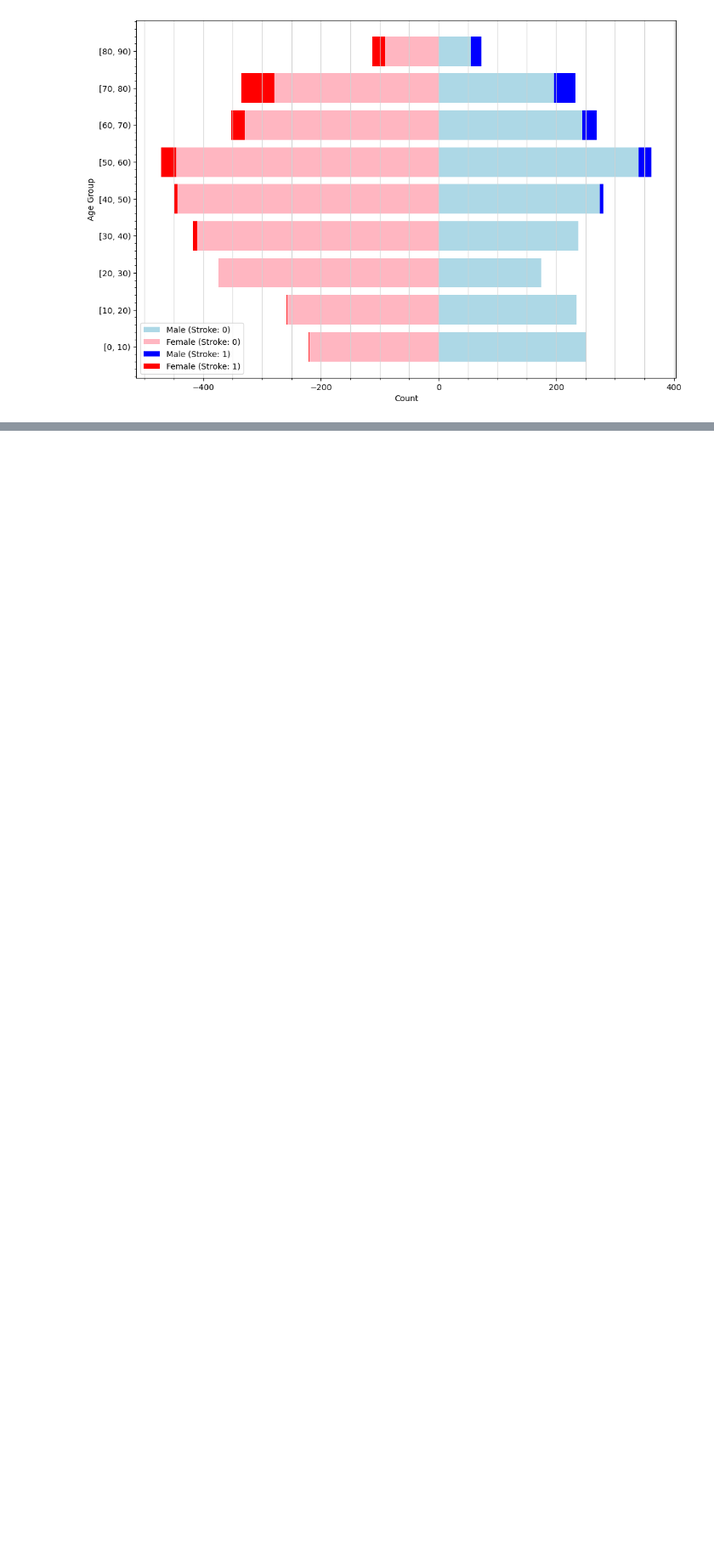
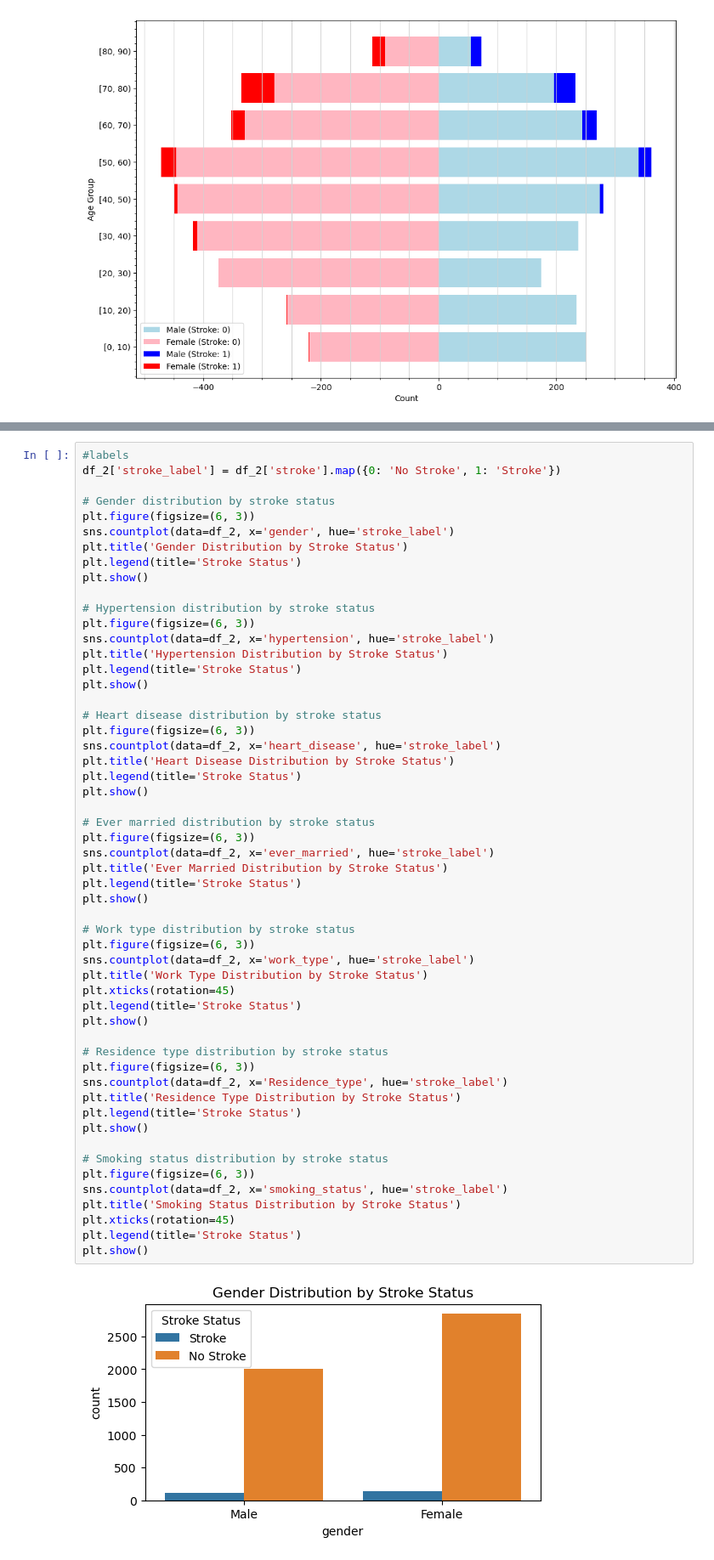
Before and after one commit to lukas-stamm/data-exploration-project, a Jupyter notebook: source_code.ipynb, the cells around one changed output, grey strips where cells are left out. Shown at 85% size. Cells and saved outputs as stored; diff of their text form; blank space fills up the shorter version.

```diff
--- a/source_code.ipynb
+++ b/source_code.ipynb
@@ -167,0 +199,56 @@ plt.show()
+# %%
+#labels
+df_2['stroke_label'] = df_2['stroke'].map({0: 'No Stroke', 1: 'Stroke'})
+
+# Gender distribution by stroke status
+plt.figure(figsize=(6, 3))
+sns.countplot(data=df_2, x='gender', hue='stroke_label')
+plt.title('Gender Distribution by Stroke Status')
+plt.legend(title='Stroke Status')
+plt.show()
+
+# Hypertension distribution by stroke status
+plt.figure(figsize=(6, 3))
+sns.countplot(data=df_2, x='hypertension', hue='stroke_label')
+plt.title('Hypertension Distribution by Stroke Status')
+plt.legend(title='Stroke Status')
+plt.show()
+
+# Heart disease distribution by stroke status
+plt.figure(figsize=(6, 3))
+sns.countplot(data=df_2, x='heart_disease', hue='stroke_label')
+plt.title('Heart Disease Distribution by Stroke Status')
+plt.legend(title='Stroke Status')
+plt.show()
+
+# Ever married distribution by stroke status
+plt.figure(figsize=(6, 3))
+sns.countplot(data=df_2, x='ever_married', hue='stroke_label')
+plt.title('Ever Married Distribution by Stroke Status')
+plt.legend(title='Stroke Status')
+plt.show()
+
+# Work type distribution by stroke status
+plt.figure(figsize=(6, 3))
+sns.countplot(data=df_2, x='work_type', hue='stroke_label')
+plt.title('Work Type Distribution by Stroke Status')
+plt.xticks(rotation=45)
+plt.legend(title='Stroke Status')
+plt.show()
+
+# Residence type distribution by stroke status
+plt.figure(figsize=(6, 3))
+sns.countplot(data=df_2, x='Residence_type', hue='stroke_label')
+plt.title('Residence Type Distribution by Stroke Status')
+plt.legend(title='Stroke Status')
+plt.show()
+
+# Smoking status distribution by stroke status
+plt.figure(figsize=(6, 3))
+sns.countplot(data=df_2, x='smoking_status', hue='stroke_label')
+plt.title('Smoking Status Distribution by Stroke Status')
+plt.xticks(rotation=45)
+plt.legend(title='Stroke Status')
+plt.show()
+# %% [output]
+[figure, added]
```
Also changed, not shown: parts of 3 cells of this notebook.
